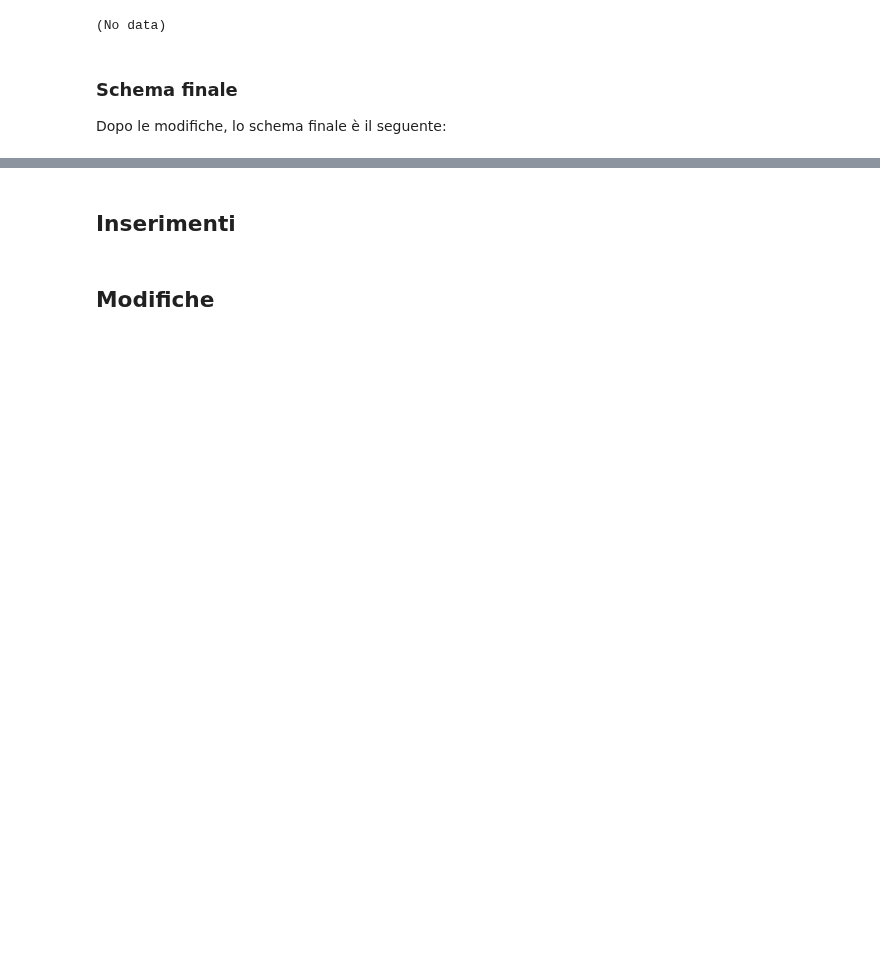
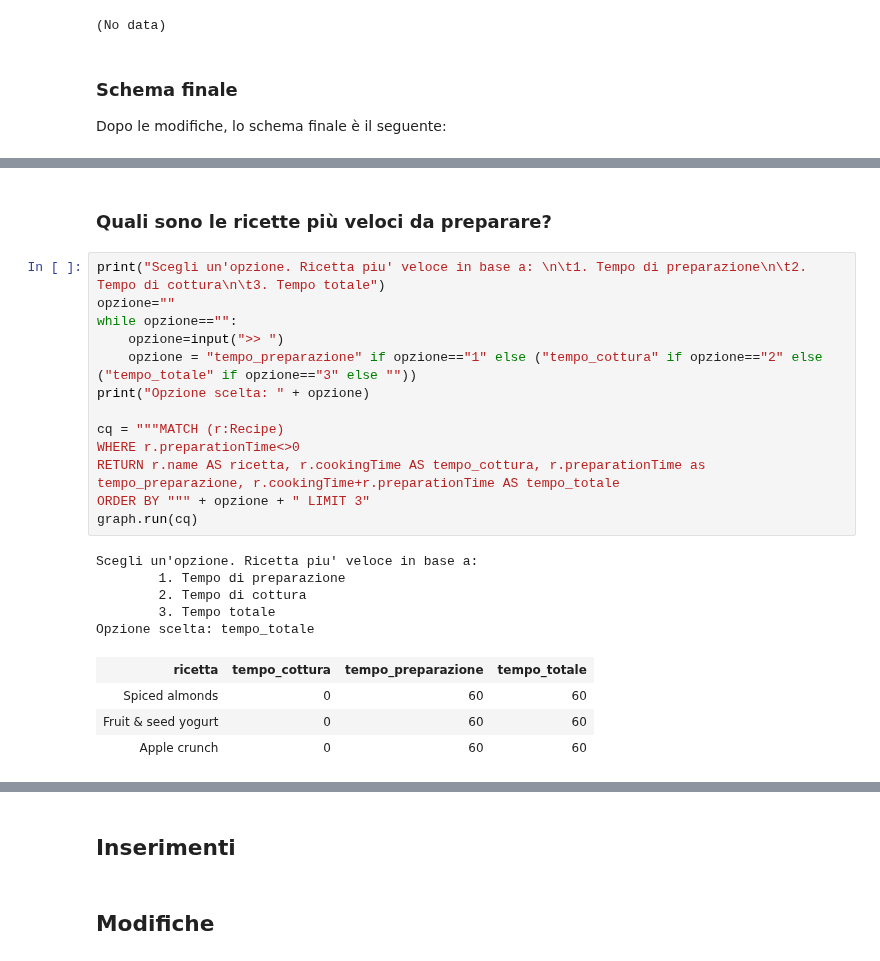
Before and after one commit to ElenaCurti/big-data, a Jupyter notebook: Attivita_04_Neo4j/app.ipynb, the cells around one changed output, grey strips where cells are left out. Drawn from its saved outputs; the diff is of its cells as text; blank space fills up the shorter version.

```diff
--- a/Attivita_04_Neo4j/app.ipynb
+++ b/Attivita_04_Neo4j/app.ipynb
@@ -580,0 +507,25 @@ Ingredienti: ['chicken ', 'wholegrain basmati rice ', 'onion ', 'garlic clove ',
+# %% [markdown]
+### Quali sono le ricette più veloci da preparare?
+# %%
+print("Scegli un'opzione. Ricetta piu' veloce in base a: \n\t1. Tempo di preparazione\n\t2. Tempo di cottura\n\t3. Tempo totale")
+opzione=""
+while opzione=="":
+    opzione=input(">> ")
+    opzione = "tempo_preparazione" if opzione=="1" else ("tempo_cottura" if opzione=="2" else ("tempo_totale" if opzione=="3" else ""))
+print("Opzione scelta: " + opzione)
+
+cq = """MATCH (r:Recipe)
+WHERE r.preparationTime<>0
+RETURN r.name AS ricetta, r.cookingTime AS tempo_cottura, r.preparationTime as tempo_preparazione, r.cookingTime+r.preparationTime AS tempo_totale
+ORDER BY """ + opzione + " LIMIT 3"
+graph.run(cq)
+# %% [output]
+Scegli un'opzione. Ricetta piu' veloce in base a:
+        1. Tempo di preparazione
+        2. Tempo di cottura
+        3. Tempo totale
+Opzione scelta: tempo_totale
+| ricetta | tempo_cottura | tempo_preparazione | tempo_totale |
+| Spiced almonds | 0 | 60 | 60 |
+| Fruit & seed yogurt | 0 | 60 | 60 |
+| Apple crunch | 0 | 60 | 60 |
```
Also changed, not shown: parts of 20 cells of this notebook, 1 other file.
